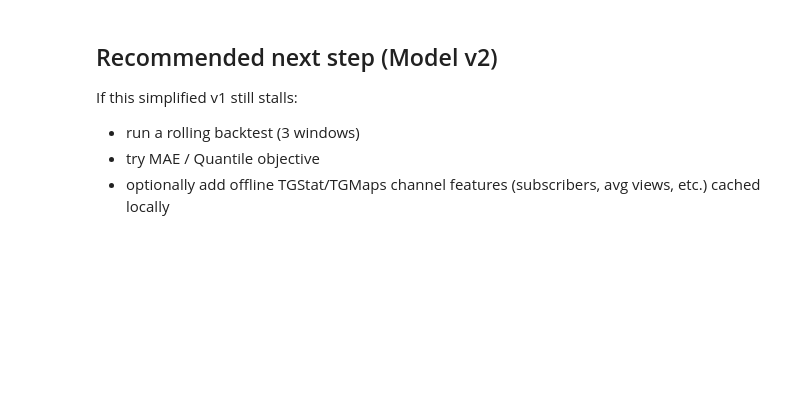
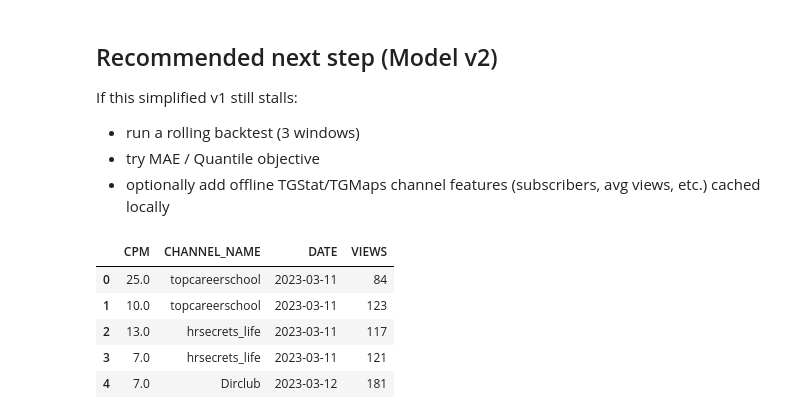
Before and after one commit to Karimkhab/telegram-ads-forecaster, a Jupyter notebook: notebook/models/model_v1.ipynb, the cells around one changed output. Cells and saved outputs as stored; diff of their text form; code cells hidden in the pictures; blank space fills up the shorter version.

```diff
--- a/notebook/models/model_v1.ipynb
+++ b/notebook/models/model_v1.ipynb
@@ -574,3 +687,13 @@ If this simplified v1 still stalls:
 - run a rolling backtest (3 windows)
 - try MAE / Quantile objective
 - optionally add offline TGStat/TGMaps channel features (subscribers, avg views, etc.) cached locally
+# %%
+df_answer = pd.read_csv('/Users/karimkhabib/Documents/Projects Programming/PyCharm/telegram-ads-forecaster/notebook/models/outputs/TestDataset_filled_model_v1_simplified.csv')
+df_answer.head()
+# %% [output]
+|  | CPM | CHANNEL_NAME | DATE | VIEWS |
+| 0 | 25.0 | topcareerschool | 2023-03-11 | 84 |
+| 1 | 10.0 | topcareerschool | 2023-03-11 | 123 |
+| 2 | 13.0 | hrsecrets_life | 2023-03-11 | 117 |
+| 3 | 7.0 | hrsecrets_life | 2023-03-11 | 121 |
+| 4 | 7.0 | Dirclub | 2023-03-12 | 181 |
```
Also changed, not shown: parts of 10 cells of this notebook.
